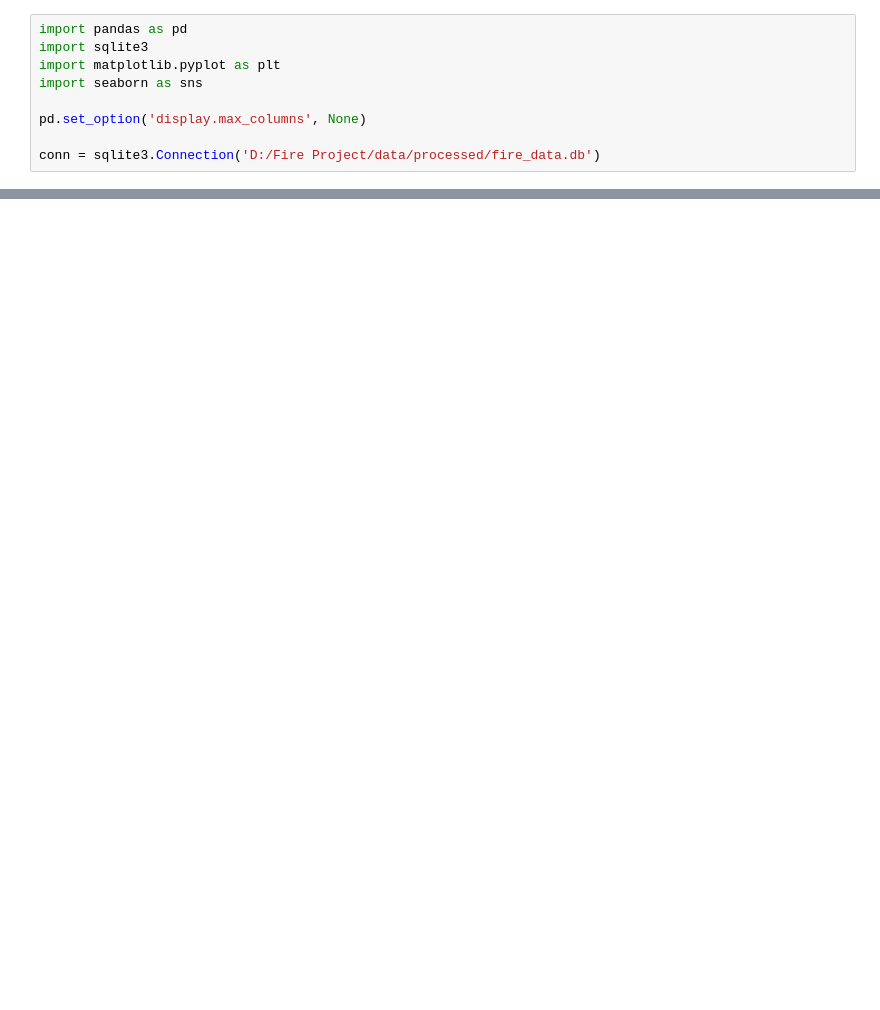
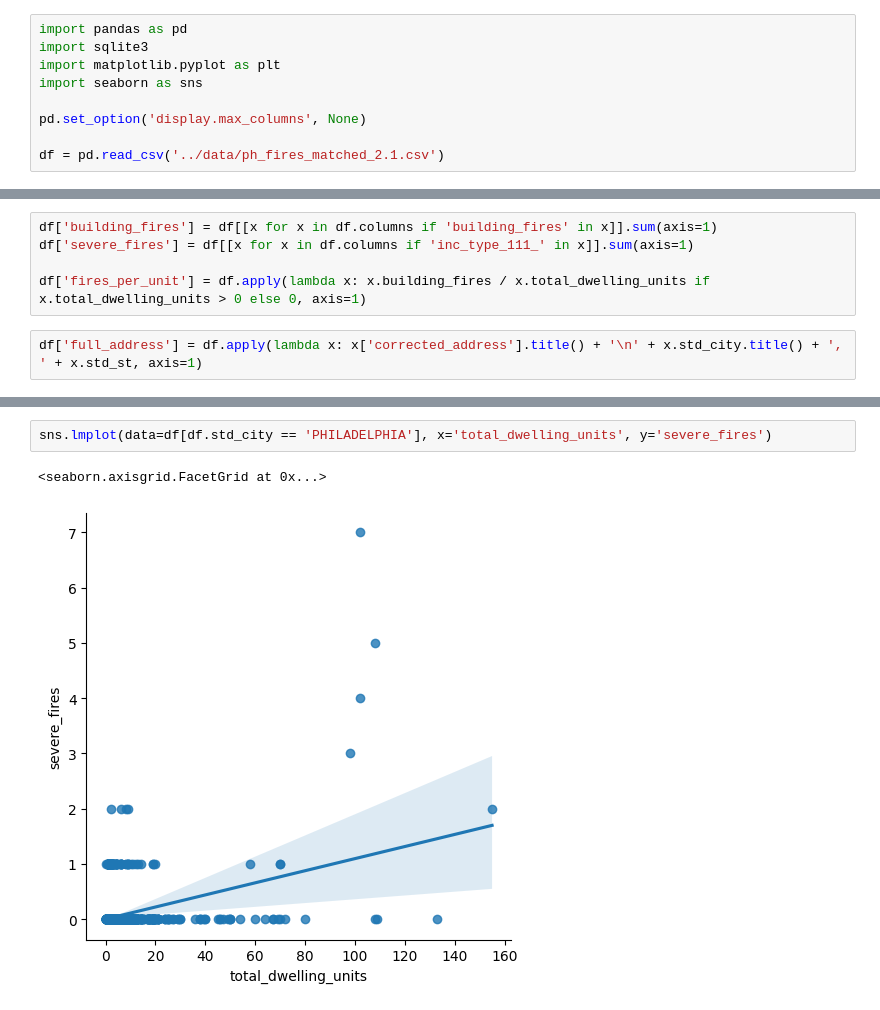
Before and after one commit to jackvandeleuv/fire_risk_index, a Jupyter notebook: additional/explore.ipynb, the cells around one changed output, grey strips where cells are left out. Saved outputs shown, nothing was run; the diff lists cells and outputs as text; blank space fills up the shorter version.

Commit message:
Add additional plot

```diff
--- a/additional/explore.ipynb
+++ b/additional/explore.ipynb
@@ -6,4 +6,4 @@ import seaborn as sns
 
 pd.set_option('display.max_columns', None)
 
-conn = sqlite3.Connection('D:/Fire Project/data/processed/fire_data.db')
+df = pd.read_csv('../data/ph_fires_matched_2.1.csv')
@@ -24,0 +10,7 @@ pd.read_sql_query("""
+# %%
+df['building_fires'] = df[[x for x in df.columns if 'building_fires' in x]].sum(axis=1)
+df['severe_fires'] = df[[x for x in df.columns if 'inc_type_111_' in x]].sum(axis=1)
+
+df['fires_per_unit'] = df.apply(lambda x: x.building_fires / x.total_dwelling_units if x.total_dwelling_units > 0 else 0, axis=1)
+# %%
+df['full_address'] = df.apply(lambda x: x['corrected_address'].title() + '\n' + x.std_city.title() + ', ' + x.std_st, axis=1)
@@ -24,0 +37,5 @@ pd.read_sql_query("""
+# %%
+sns.lmplot(data=df[df.std_city == 'PHILADELPHIA'], x='total_dwelling_units', y='severe_fires')
+# %% [output]
+<seaborn.axisgrid.FacetGrid at 0x...>
+[figure, added]
```
Also changed, not shown: parts of 33 cells of this notebook, 2 other files.
